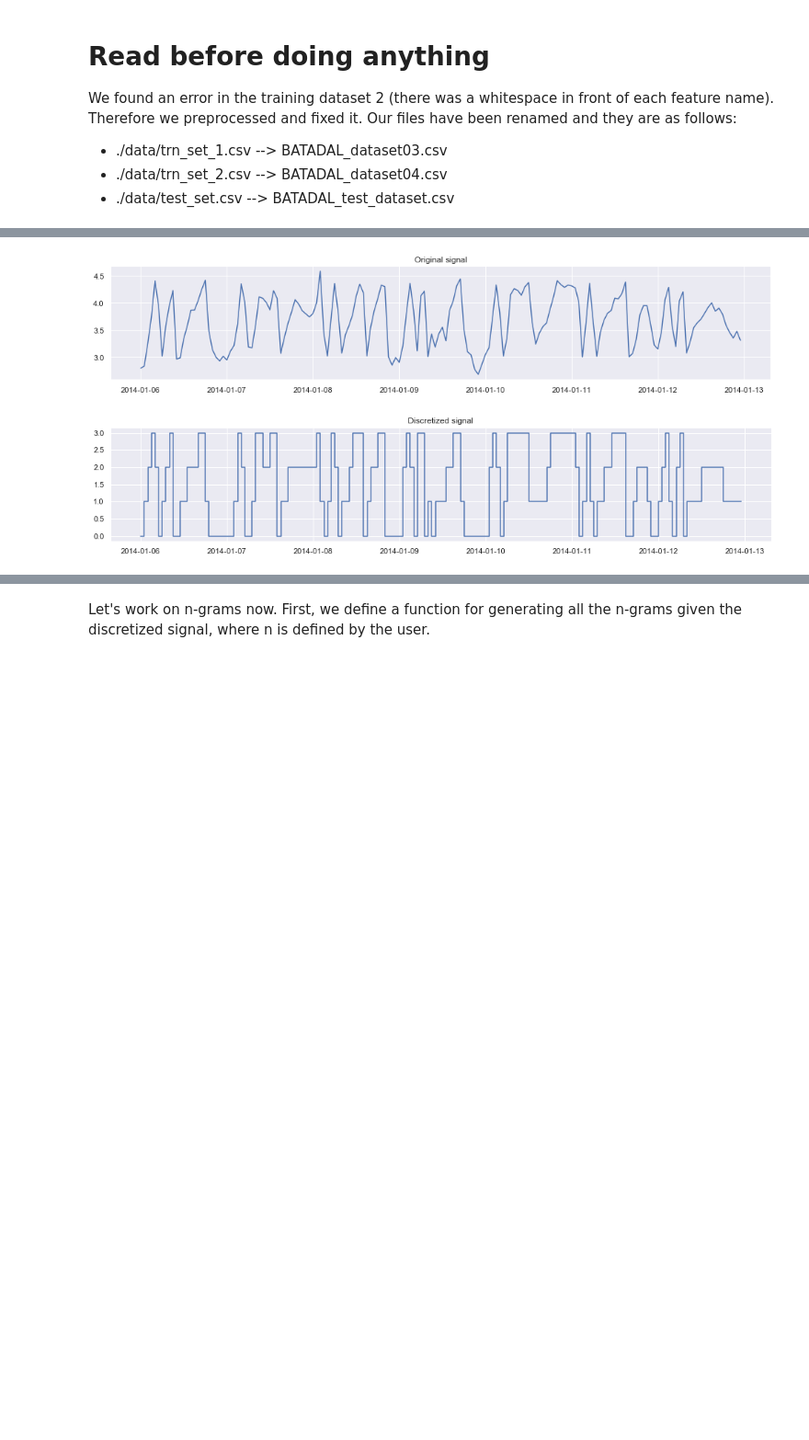
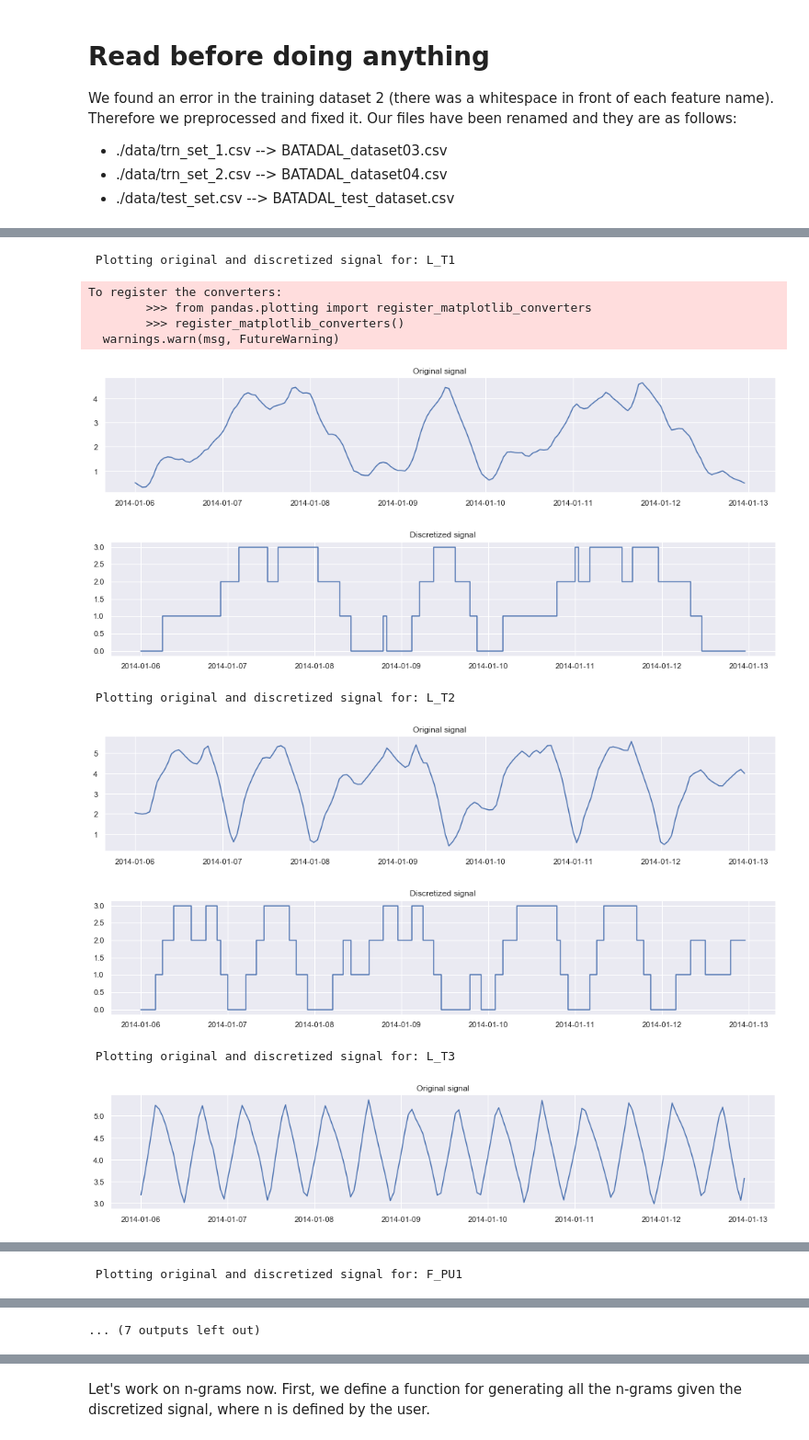
Before and after one commit to benhe119/Cyber-data-analytics_TUDelft, a Jupyter notebook: lab2/notebooks/Discrete Models Task.ipynb, the cells around one changed output, grey strips where cells are left out. Shown at 92% size. Drawn from its saved outputs; the diff is of its cells as text; code cells hidden in the pictures; blank space fills up the shorter version.

Commit message:
finalized and rendered notebook for Discrete Task

```diff
--- a/lab2/notebooks/Discrete Models Task.ipynb
+++ b/lab2/notebooks/Discrete Models Task.ipynb
@@ -28 +35,3 @@ data_train1.drop(columns = ['S_PU1', 'S_PU2', 'S_PU3', 'S_PU4', 'S_PU5', 'S_PU6'
+# %%
+signal_names = ['L_T1', 'L_T2', 'L_T3', 'F_PU1', 'L_T4', 'F_PU10']
 # %% [markdown]
@@ -47,7 +60,20 @@ def plot_discrete(signal,window, n_bins):
 # %%
 n_bins = 4
 n_hours = 24*7
-plot_discrete(signal, n_hours, n_bins)
+
+for signal in signal_names:
+    print(f'\n\n Plotting original and discretized signal for: {signal}')
+    plot_discrete(data_train1[signal], n_hours, n_bins)
 # %% [output]
+ Plotting original and discretized signal for: L_T1
+To register the converters:
+        >>> from pandas.plotting import register_matplotlib_converters
+        >>> register_matplotlib_converters()
+  warnings.warn(msg, FutureWarning)
-[figure, old version]
+[figure, new version]
-[figure, old version]
+[figure, new version]
+ Plotting original and discretized signal for: L_T2
+[figure, added]
+[figure, added]
+ Plotting original and discretized signal for: L_T3
+[figure, added]
@@ -53,0 +81 @@ plot_discrete(signal, n_hours, n_bins)
+ Plotting original and discretized signal for: F_PU1
@@ -53,0 +83 @@ plot_discrete(signal, n_hours, n_bins)
+... (7 outputs left out)
```
Also changed, not shown: parts of 44 cells of this notebook, 1 other file.
